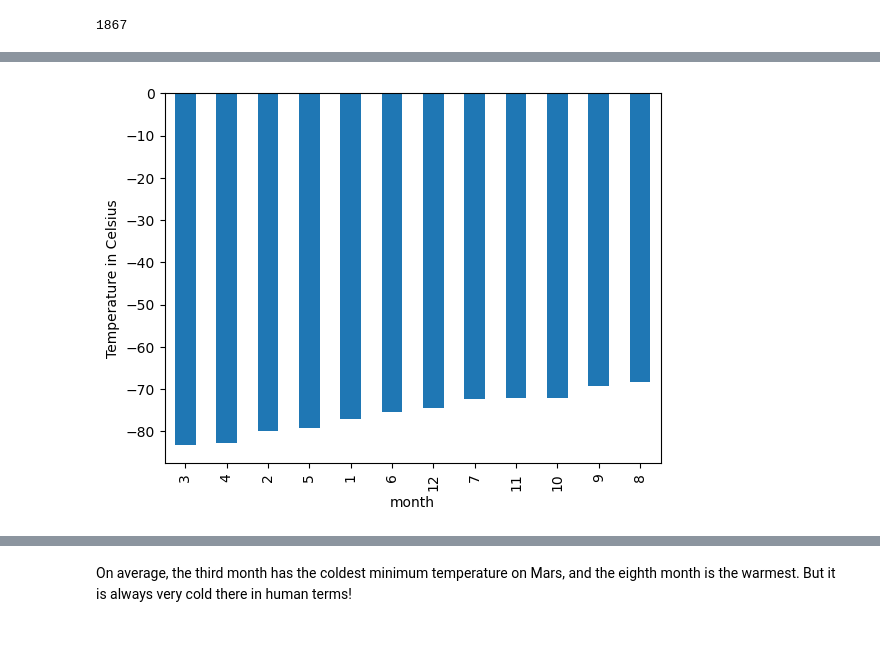
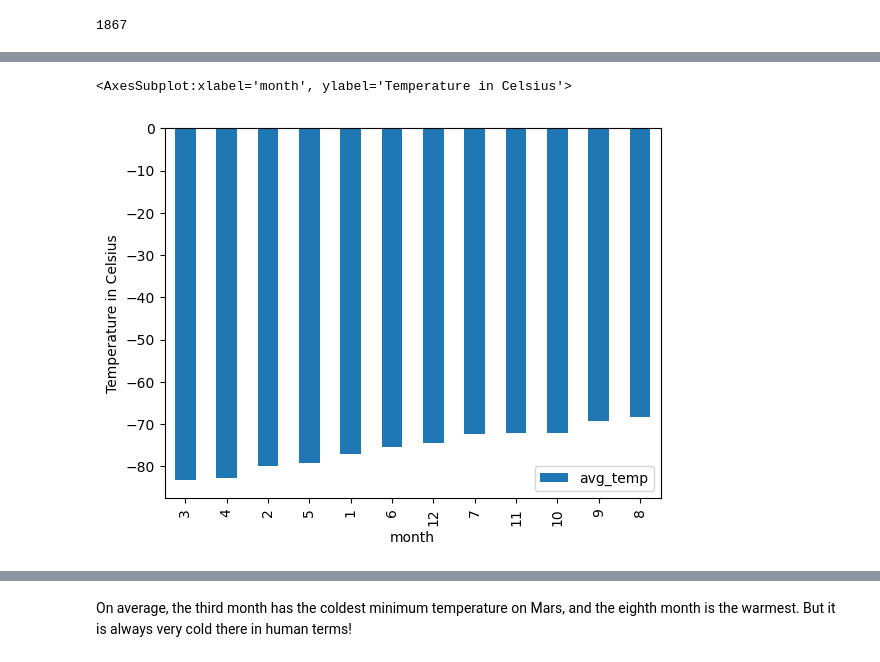
Before and after one commit to katmeander/Mars-titles-and-analysis, a Jupyter notebook: part_2_mars_weather.ipynb, the cells around one changed output, grey strips where cells are left out. Drawn from its saved outputs; the diff is of its cells as text; code cells hidden in the pictures.

```diff
--- a/part_2_mars_weather.ipynb
+++ b/part_2_mars_weather.ipynb
@@ -261,4 +253,9 @@ Name: month, dtype: int64
 1867
 # %%
 # 3. What is the average low temperature by month?
+
+avg_temp = mars_df_new.groupby('month').mean()
+low_temp = avg_temp.groupby('month').min()
+new_low_temp = pd.DataFrame(low_temp['min_temp'])
+new_low_temp
 # %% [output]
@@ -278,0 +276,5 @@ Name: min_temp, dtype: float64
+# %%
+#create dataframe to use in plotting below, for average temperature for each month
+new_avg_temp = pd.DataFrame(avg_temp['min_temp'])
+new_avg_temp.rename(columns={'min_temp': 'avg_temp'}, inplace=True)
+new_avg_temp
@@ -282,0 +302,4 @@ Name: min_temp, dtype: float64
+# %%
+#prepare dataframe to plot average temps from lowest to highest
+sort_avg_month = new_avg_temp.sort_values(by=['avg_temp'])
+sort_avg_month
@@ -283,5 +321,7 @@ Name: min_temp, dtype: float64
 # %%
 # Identify the coldest and hottest months in Curiosity's location
+sort_avg_month.plot(y='avg_temp', kind='bar', use_index=True, ylabel='Temperature in Celsius' )
 # %% [output]
+<AxesSubplot:xlabel='month', ylabel='Temperature in Celsius'>
-[figure, old version]
+[figure, new version]
 # %%
```
Also changed, not shown: parts of 12 cells of this notebook, 1 other file.
